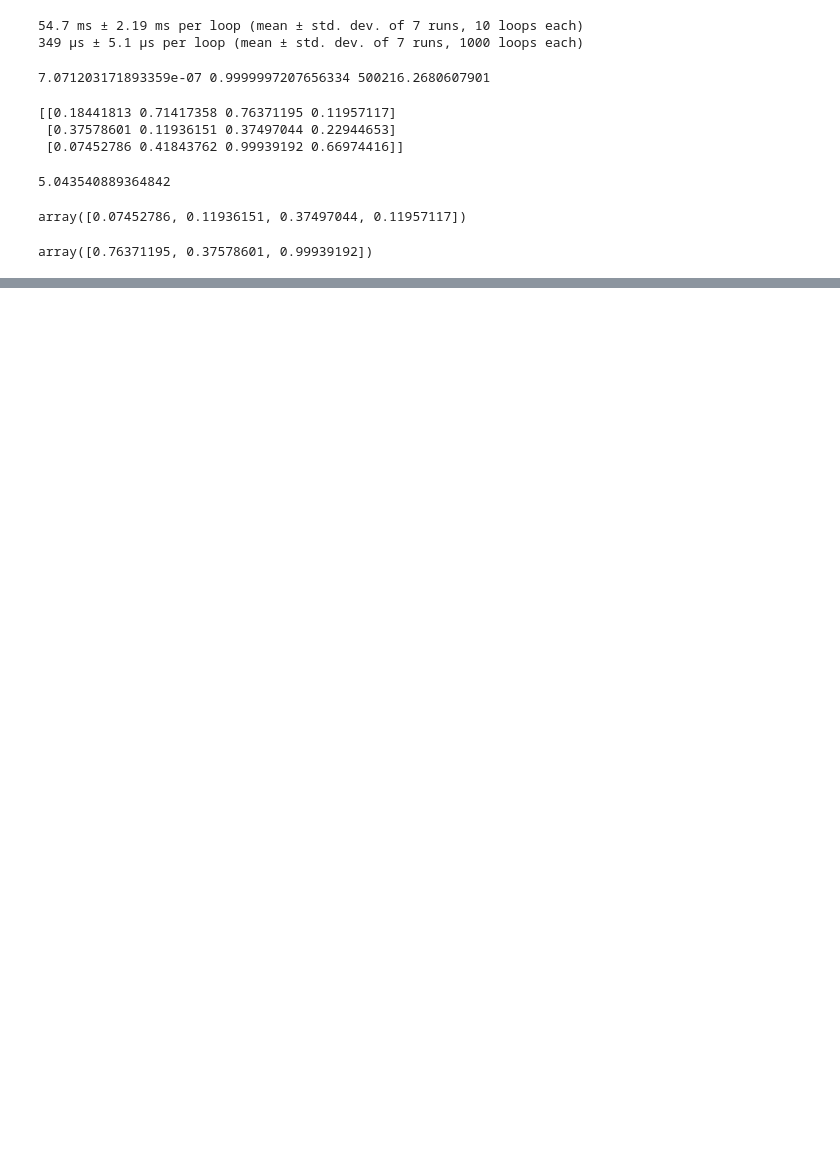
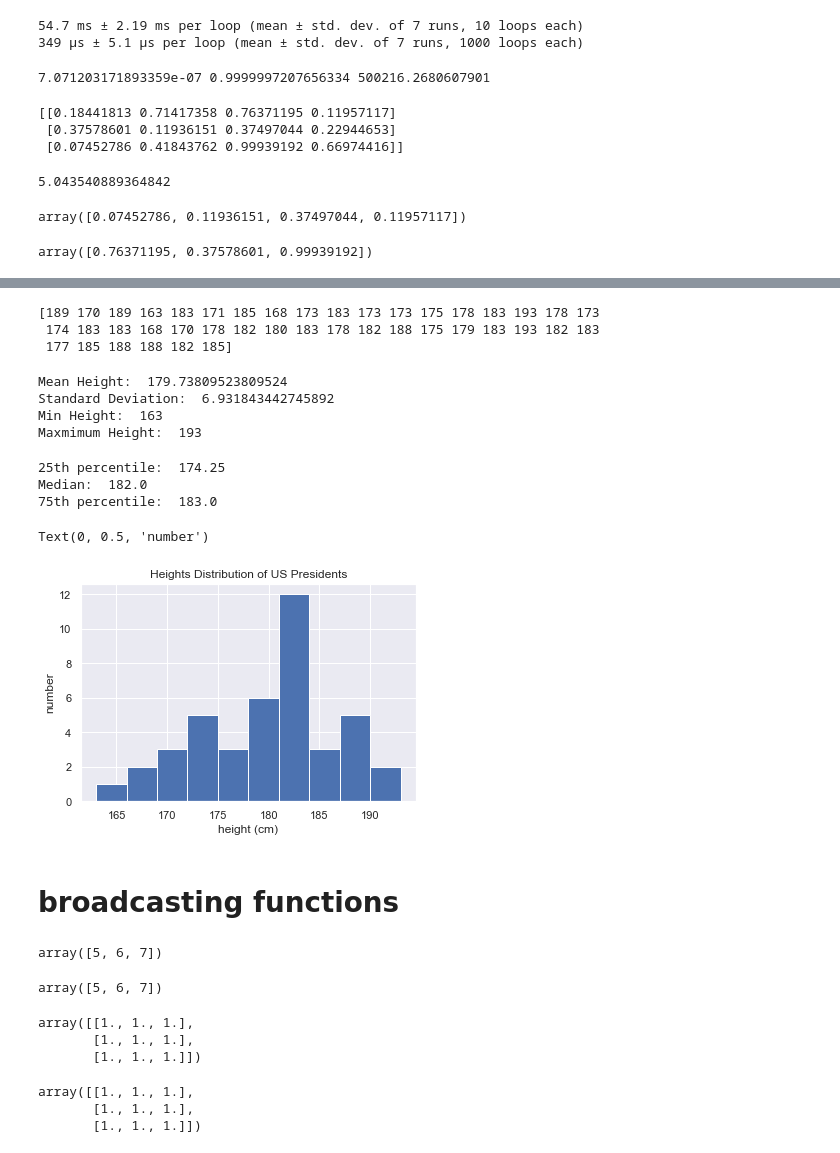
Before and after one commit to davejscott/PythonDataScience, a Jupyter notebook: SimpleNumpyPracticeandCalls.ipynb, the cells around one changed output, grey strips where cells are left out. Saved outputs shown, nothing was run; the diff lists cells and outputs as text; code cells hidden in the pictures; blank space fills up the shorter version.

Commit message:
adding data into repository

```diff
--- a/SimpleNumpyPracticeandCalls.ipynb
+++ b/SimpleNumpyPracticeandCalls.ipynb
@@ -911,0 +915,27 @@ head: data/president_heights.csv: No such file or directory
+# %%
+import pandas as pd
+data = pd.read_csv('president_heights.csv')
+heights = np.array(data['height(cm)'])
+print(heights)
+# %% [output]
+[189 170 189 163 183 171 185 168 173 183 173 173 175 178 183 193 178 173
+ 174 183 183 168 170 178 182 180 183 178 182 188 175 179 183 193 182 183
+ 177 185 188 188 182 185]
+# %%
+print("Mean Height: ", heights.mean())
+print("Standard Deviation: ", heights.std())
+print("Min Height: ", heights.min())
+print("Maxmimum Height: ", heights.max())
+# %% [output]
+Mean Height:  179.73809523809524
+Standard Deviation:  6.931843442745892
+Min Height:  163
+Maxmimum Height:  193
+# %%
+print("25th percentile: ", np.percentile(heights, 25))
+print("Median: ", np.median(heights))
+print("75th percentile: ", np.percentile(heights, 75))
+# %% [output]
+25th percentile:  174.25
+Median:  182.0
+75th percentile:  183.0
@@ -911,0 +946,33 @@ head: data/president_heights.csv: No such file or directory
+# %%
+plt.hist(heights)
+plt.title('Heights Distribution of US Presidents')
+plt.xlabel('height (cm)')
+plt.ylabel('number')
+# %% [output]
+Text(0, 0.5, 'number')
+[figure, added]
+# %% [markdown]
+# broadcasting functions
+# %%
+a = np.array([0, 1, 2])
+b = np.array([5, 5, 5])
+a + b
+# %% [output]
+array([5, 6, 7])
+# %%
+a + 5 #this is broadcasting as it broadcasts 5 into an array of ([5, 5, 5]), simply thinking one dimensional
+# %% [output]
+array([5, 6, 7])
+# %%
+M = np.ones((3, 3))
+M
+# %% [output]
+array([[1., 1., 1.],
+       [1., 1., 1.],
+       [1., 1., 1.]])
+# %%
+M
+# %% [output]
+array([[1., 1., 1.],
+       [1., 1., 1.],
+       [1., 1., 1.]])
```
Also changed, not shown: parts of 28 cells of this notebook, 8 other files.
